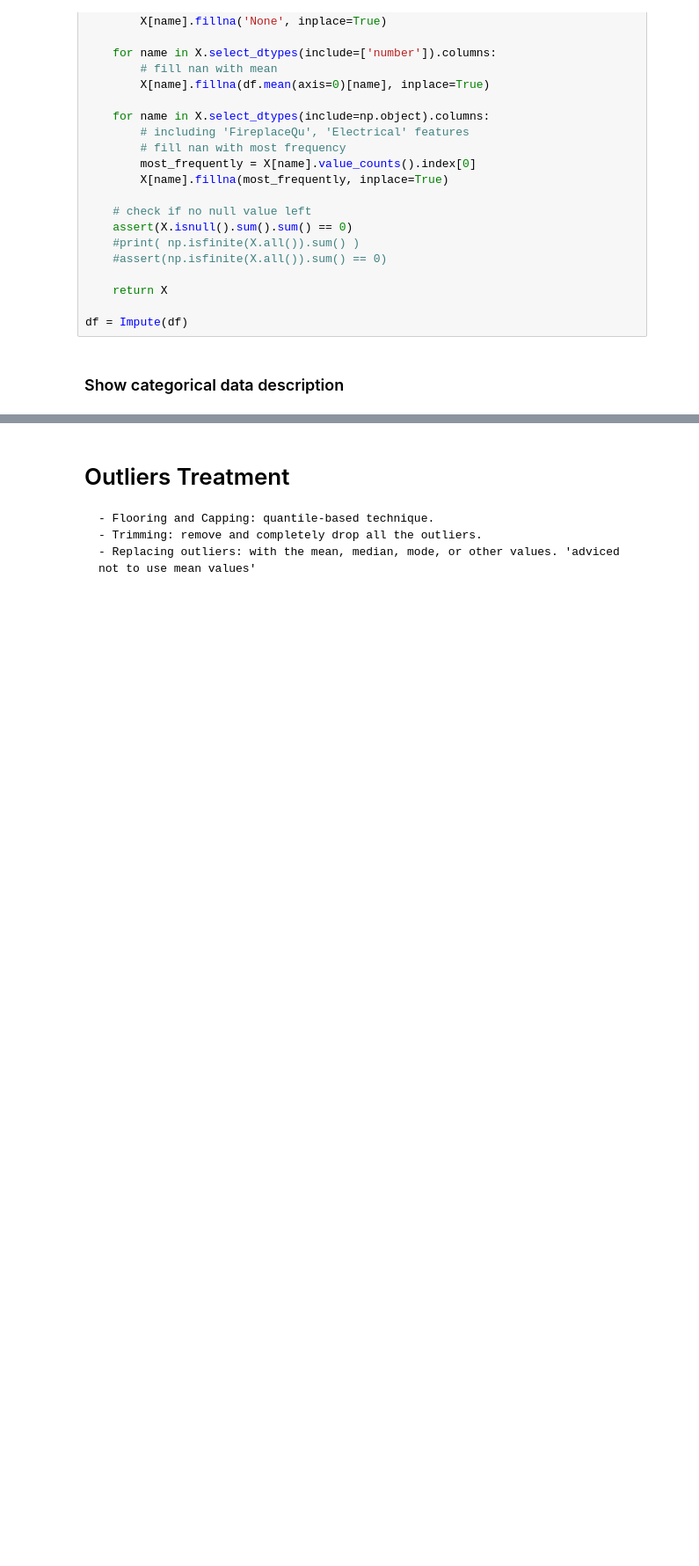
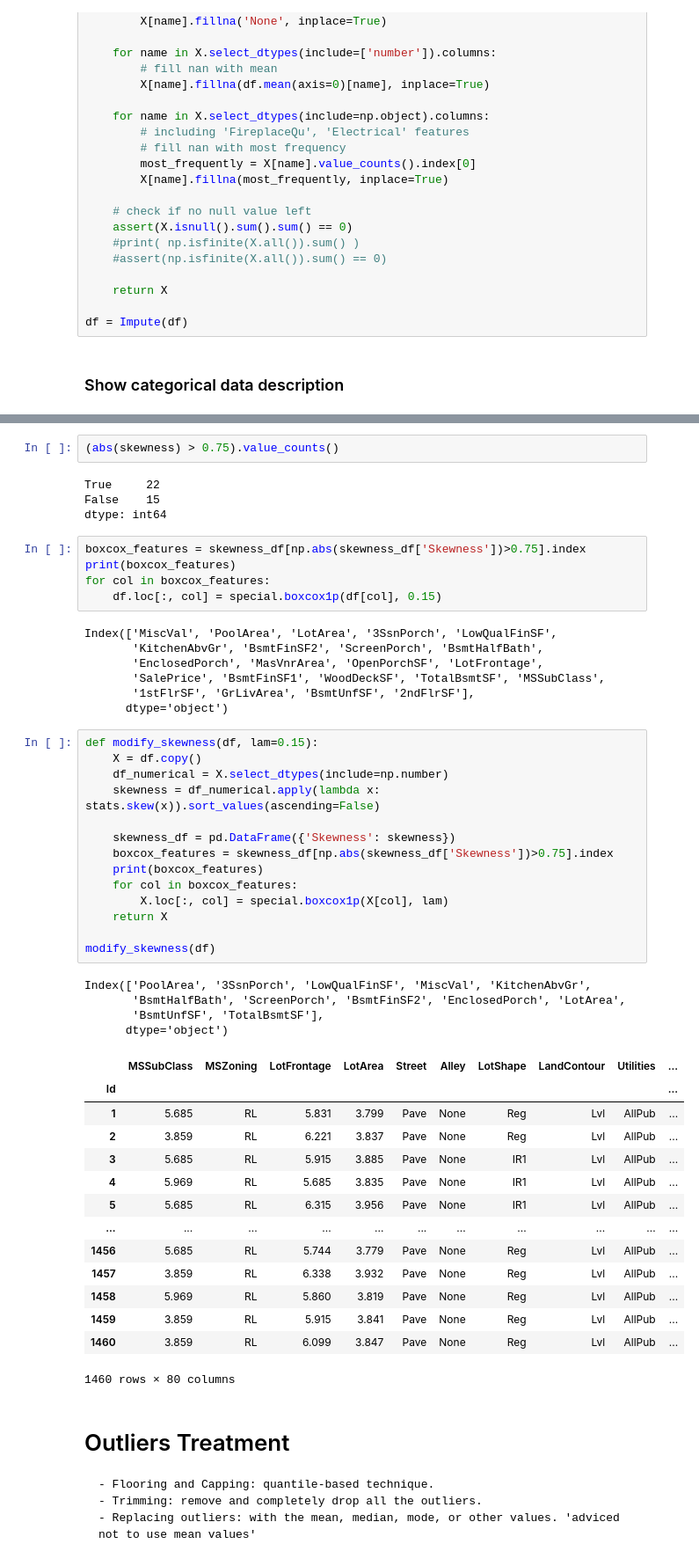
Before and after one commit to mohamedsaadmoustafa/Housing_Prices_Competition_for_Kaggle_Learn_Users, a Jupyter notebook: housing-prices-competition.ipynb, the cells around one changed output, grey strips where cells are left out. Shown at 88% size. Cells and saved outputs as stored; diff of their text form; blank space fills up the shorter version.

```diff
--- a/housing-prices-competition.ipynb
+++ b/housing-prices-competition.ipynb
@@ -560,3 +675,54 @@ df_desc
+# %%
+(abs(skewness) > 0.75).value_counts()
+# %% [output]
+True     22
+False    15
+dtype: int64
+# %%
+boxcox_features = skewness_df[np.abs(skewness_df['Skewness'])>0.75].index
+print(boxcox_features)
+for col in boxcox_features:
+    df.loc[:, col] = special.boxcox1p(df[col], 0.15)
+# %% [output]
+Index(['MiscVal', 'PoolArea', 'LotArea', '3SsnPorch', 'LowQualFinSF',
+       'KitchenAbvGr', 'BsmtFinSF2', 'ScreenPorch', 'BsmtHalfBath',
+       'EnclosedPorch', 'MasVnrArea', 'OpenPorchSF', 'LotFrontage',
+       'SalePrice', 'BsmtFinSF1', 'WoodDeckSF', 'TotalBsmtSF', 'MSSubClass',
+       '1stFlrSF', 'GrLivArea', 'BsmtUnfSF', '2ndFlrSF'],
+      dtype='object')
+# %%
+def modify_skewness(df, lam=0.15):
+    X = df.copy()
+    df_numerical = X.select_dtypes(include=np.number)
+    skewness = df_numerical.apply(lambda x: stats.skew(x)).sort_values(ascending=False)
+
+    skewness_df = pd.DataFrame({'Skewness': skewness})
+    boxcox_features = skewness_df[np.abs(skewness_df['Skewness'])>0.75].index
+    print(boxcox_features)
+    for col in boxcox_features:
+        X.loc[:, col] = special.boxcox1p(X[col], lam)
+    return X
+
+modify_skewness(df)
+# %% [output]
+Index(['PoolArea', '3SsnPorch', 'LowQualFinSF', 'MiscVal', 'KitchenAbvGr',
+       'BsmtHalfBath', 'ScreenPorch', 'BsmtFinSF2', 'EnclosedPorch', 'LotArea',
+       'BsmtUnfSF', 'TotalBsmtSF'],
+      dtype='object')
+|  | MSSubClass | MSZoning | LotFrontage | LotArea | Street | Alley | LotShape | LandContour | Utilities | ... |
+| Id |  |  |  |  |  |  |  |  |  | ... |
+| 1 | 5.685 | RL | 5.831 | 3.799 | Pave | None | Reg | Lvl | AllPub | ... |
+| 2 | 3.859 | RL | 6.221 | 3.837 | Pave | None | Reg | Lvl | AllPub | ... |
+| 3 | 5.685 | RL | 5.915 | 3.885 | Pave | None | IR1 | Lvl | AllPub | ... |
+| 4 | 5.969 | RL | 5.685 | 3.835 | Pave | None | IR1 | Lvl | AllPub | ... |
+| 5 | 5.685 | RL | 6.315 | 3.956 | Pave | None | IR1 | Lvl | AllPub | ... |
+| ... | ... | ... | ... | ... | ... | ... | ... | ... | ... | ... |
+| 1456 | 5.685 | RL | 5.744 | 3.779 | Pave | None | Reg | Lvl | AllPub | ... |
+| 1457 | 3.859 | RL | 6.338 | 3.932 | Pave | None | Reg | Lvl | AllPub | ... |
+| 1458 | 5.969 | RL | 5.860 | 3.819 | Pave | None | Reg | Lvl | AllPub | ... |
+| 1459 | 3.859 | RL | 5.915 | 3.841 | Pave | None | Reg | Lvl | AllPub | ... |
+| 1460 | 3.859 | RL | 6.099 | 3.847 | Pave | None | Reg | Lvl | AllPub | ... |
+1460 rows × 80 columns
 # %% [markdown]
 # Outliers Treatment
 
```
Also changed, not shown: parts of 35 cells of this notebook.
